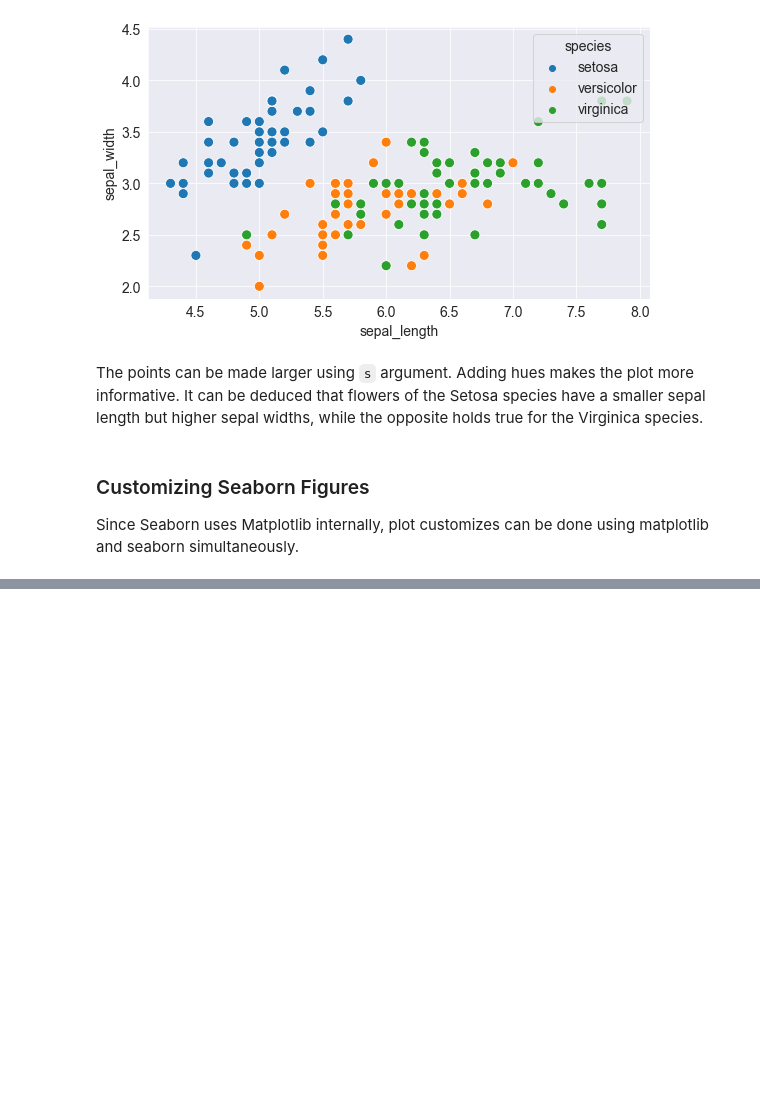
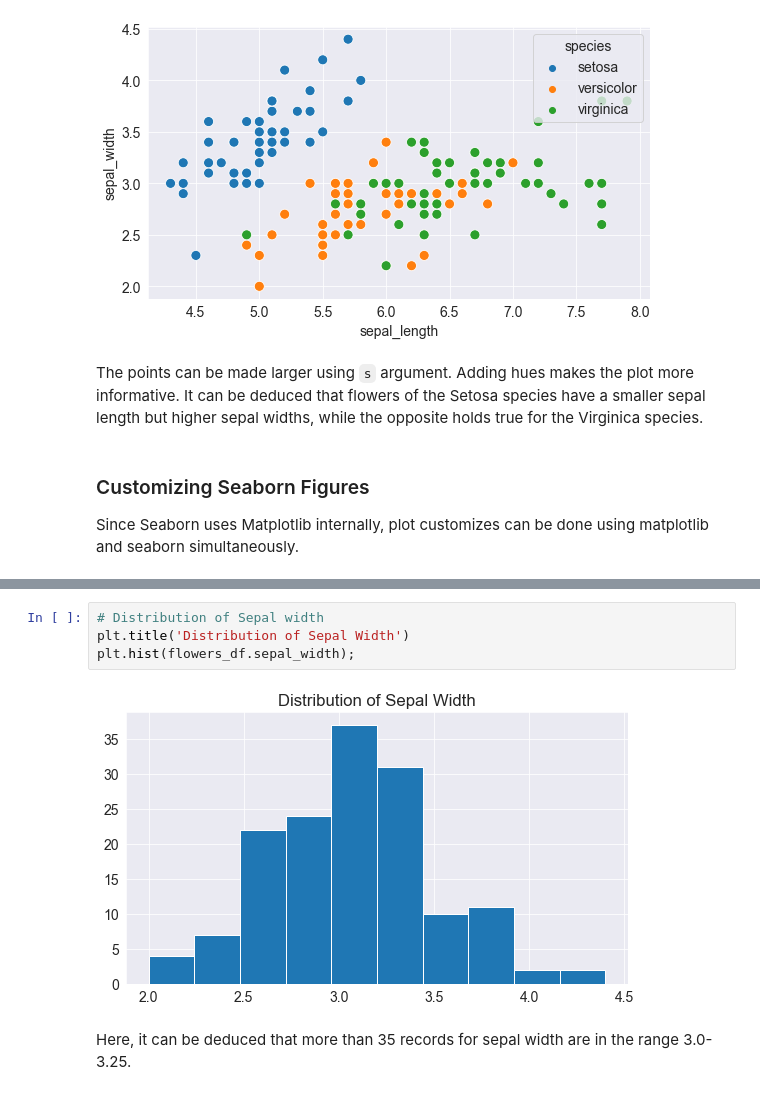
Before and after one commit to code-lucidal58/python_for_data_analysis, a Jupyter notebook: zero_to_pandas/lecture-5-matplotlib-data-visualization.ipynb, the cells around one changed output, grey strips where cells are left out. Drawn from its saved outputs; the diff is of its cells as text; blank space fills up the shorter version.

```diff
--- a/zero_to_pandas/lecture-5-matplotlib-data-visualization.ipynb
+++ b/zero_to_pandas/lecture-5-matplotlib-data-visualization.ipynb
@@ -257,0 +293,8 @@ Since Seaborn uses Matplotlib internally, plot customizes can be done using matp
+# %%
+# Distribution of Sepal width
+plt.title('Distribution of Sepal Width')
+plt.hist(flowers_df.sepal_width);
+# %% [output]
+[figure, added]
+# %% [markdown]
+Here, it can be deduced that more than 35 records for sepal width are in the range 3.0-3.25.
```
Also changed, not shown: parts of 5 cells of this notebook.
